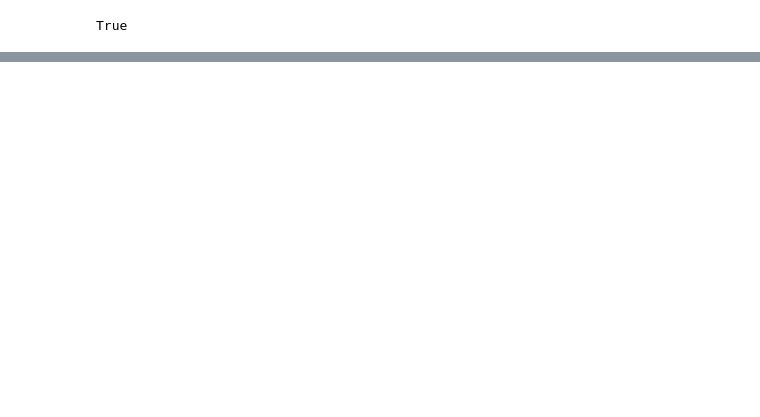
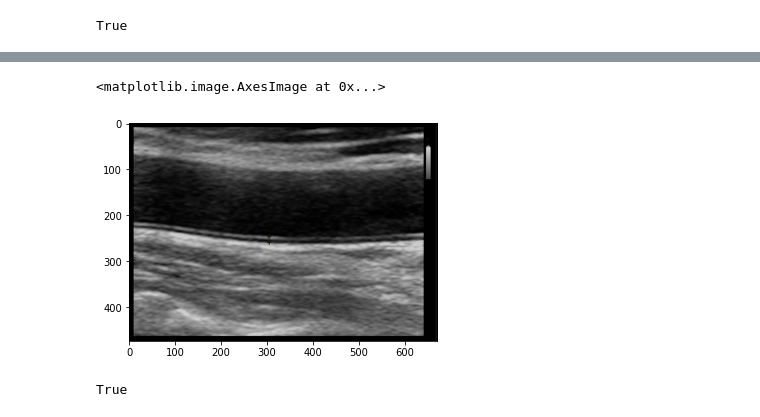
Before and after one commit to sthax17/DayByDayStudy, a Jupyter notebook: eliminate_text_in_image.ipynb, the cells around one changed output, grey strips where cells are left out. Drawn from its saved outputs; the diff is of its cells as text; code cells hidden in the pictures; blank space fills up the shorter version.

```diff
--- a/eliminate_text_in_image.ipynb
+++ b/eliminate_text_in_image.ipynb
@@ -24,0 +68,15 @@ True
+# %%
+img = cv2.imread('ultrasound.png')
+mask = cv2.threshold(img, 210, 255, cv2.THRESH_BINARY)[1][:,:,0]
+dst = cv2.inpaint(img, mask, 7, cv2.INPAINT_NS)
+# %%
+plt.imshow(img)
+plt.imshow(mask)
+plt.imshow(dst)
+# %% [output]
+<matplotlib.image.AxesImage at 0x...>
+[figure, added]
+# %%
+cv2.imwrite("00001.png", dst)
+# %% [output]
+True
```
Also changed, not shown: parts of 22 cells of this notebook.
